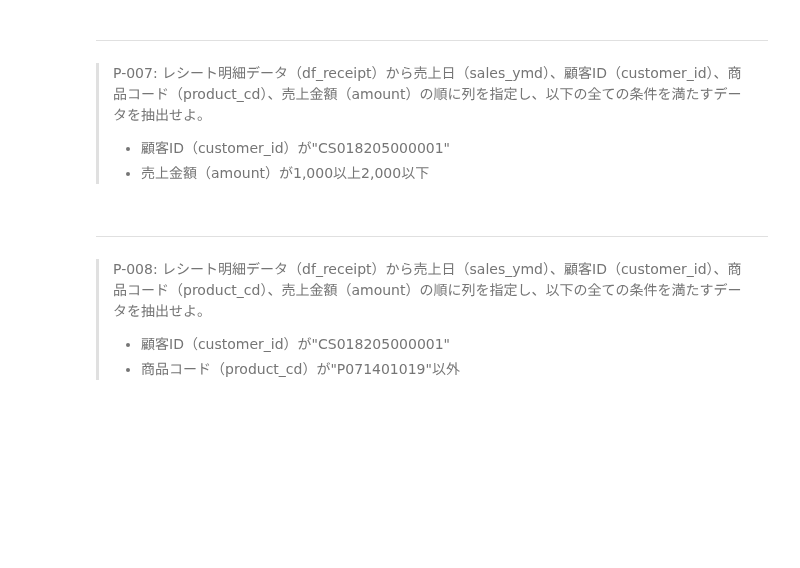
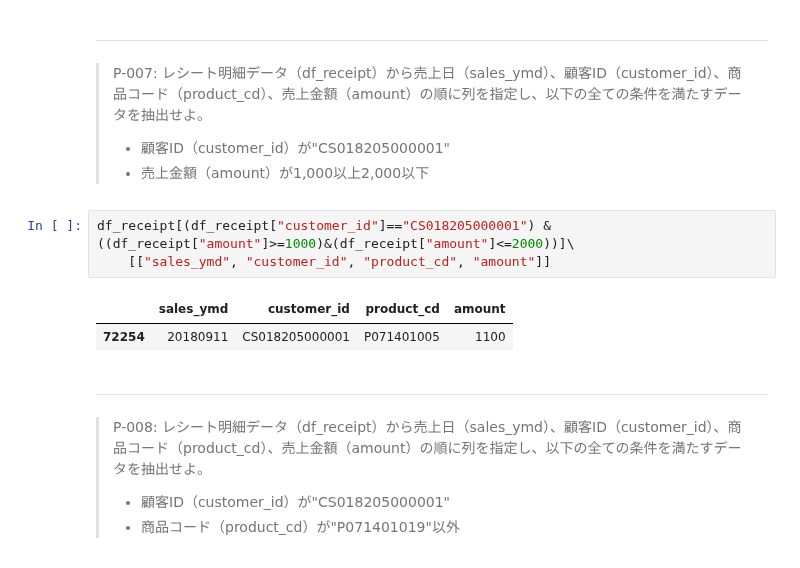
Before and after one commit to koroku1023/datascience-100, a Jupyter notebook: docker/work/preprocess_knock_Python.ipynb, the cells around one changed output. Saved outputs shown, nothing was run; the diff lists cells and outputs as text; blank space fills up the shorter version.

```diff
--- a/docker/work/preprocess_knock_Python.ipynb
+++ b/docker/work/preprocess_knock_Python.ipynb
@@ -163,6 +173,12 @@ df_receipt[(df_receipt["customer_id"]=="CS018205000001") & (df_receipt["amount"]
 > P-007: レシート明細データ（df_receipt）から売上日（sales_ymd）、顧客ID（customer_id）、商品コード（product_cd）、売上金額（amount）の順に列を指定し、以下の全ての条件を満たすデータを抽出せよ。
 > - 顧客ID（customer_id）が"CS018205000001"
 > - 売上金額（amount）が1,000以上2,000以下
+# %%
+df_receipt[(df_receipt["customer_id"]=="CS018205000001") & ((df_receipt["amount"]>=1000)&(df_receipt["amount"]<=2000))]\
+    [["sales_ymd", "customer_id", "product_cd", "amount"]]
+# %% [output]
+|  | sales_ymd | customer_id | product_cd | amount |
+| 72254 | 20180911 | CS018205000001 | P071401005 | 1100 |
 # %% [markdown]
 ---
 > P-008: レシート明細データ（df_receipt）から売上日（sales_ymd）、顧客ID（customer_id）、商品コード（product_cd）、売上金額（amount）の順に列を指定し、以下の全ての条件を満たすデータを抽出せよ。
```
Also changed, not shown: parts of 2 cells of this notebook.
